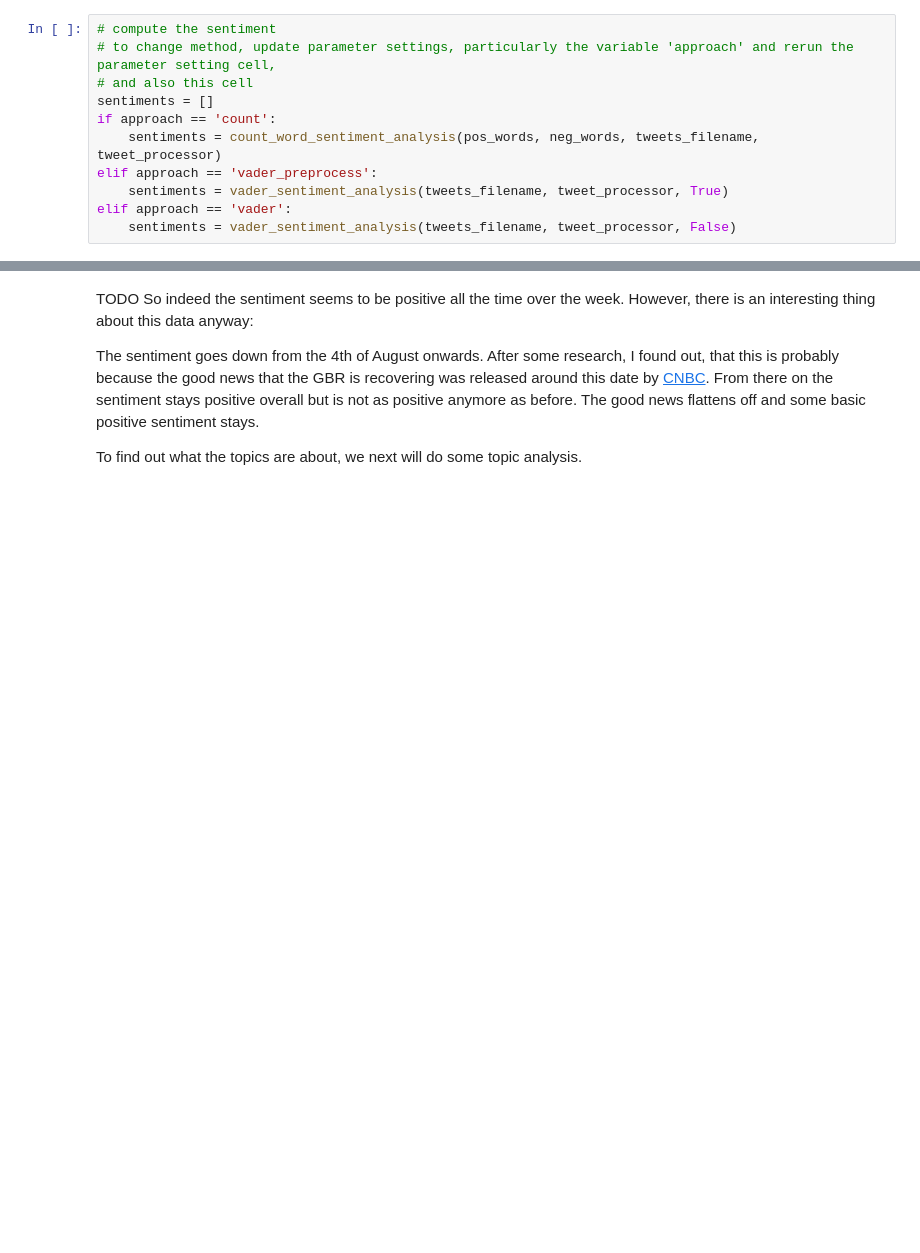
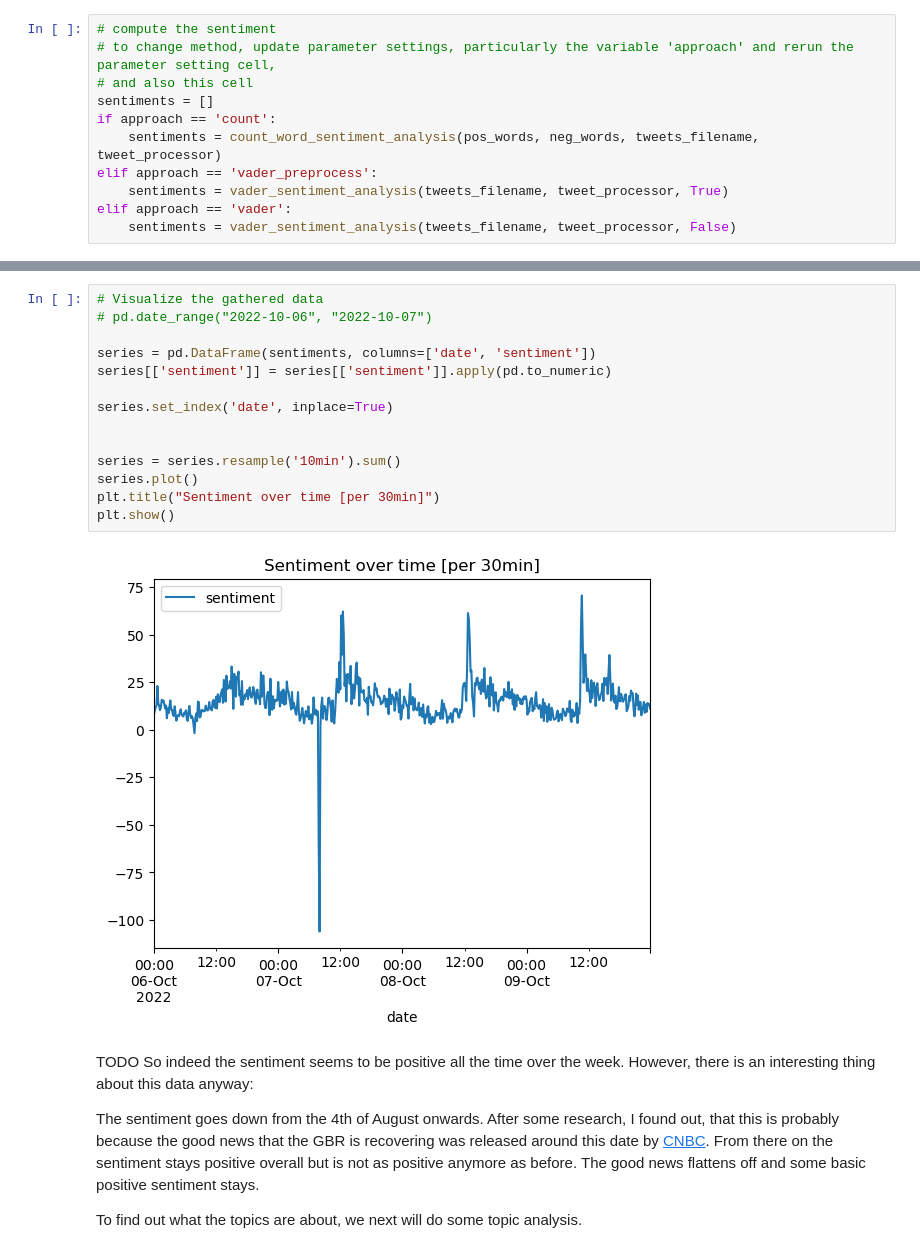
Before and after one commit to LuKrO2011/SMNA, a Jupyter notebook: COSC2671-assign2/code/twitterAnalysis.ipynb, the cells around one changed output, grey strips where cells are left out. Drawn from its saved outputs; the diff is of its cells as text; blank space fills up the shorter version.

```diff
--- a/COSC2671-assign2/code/twitterAnalysis.ipynb
+++ b/COSC2671-assign2/code/twitterAnalysis.ipynb
@@ -593,3 +605,19 @@ plt.show()
+# %%
+# Visualize the gathered data
+# pd.date_range("2022-10-06", "2022-10-07")
+
+series = pd.DataFrame(sentiments, columns=['date', 'sentiment'])
+series[['sentiment']] = series[['sentiment']].apply(pd.to_numeric)
+
+series.set_index('date', inplace=True)
+
+
+series = series.resample('10min').sum()
+series.plot()
+plt.title("Sentiment over time [per 30min]")
+plt.show()
+# %% [output]
+[figure, added]
 # %% [markdown]
 TODO
 So indeed the sentiment seems to be positive all the time over the week. However, there is an interesting thing about this data anyway:
```
Also changed, not shown: parts of 10 cells of this notebook, 3 other files.
